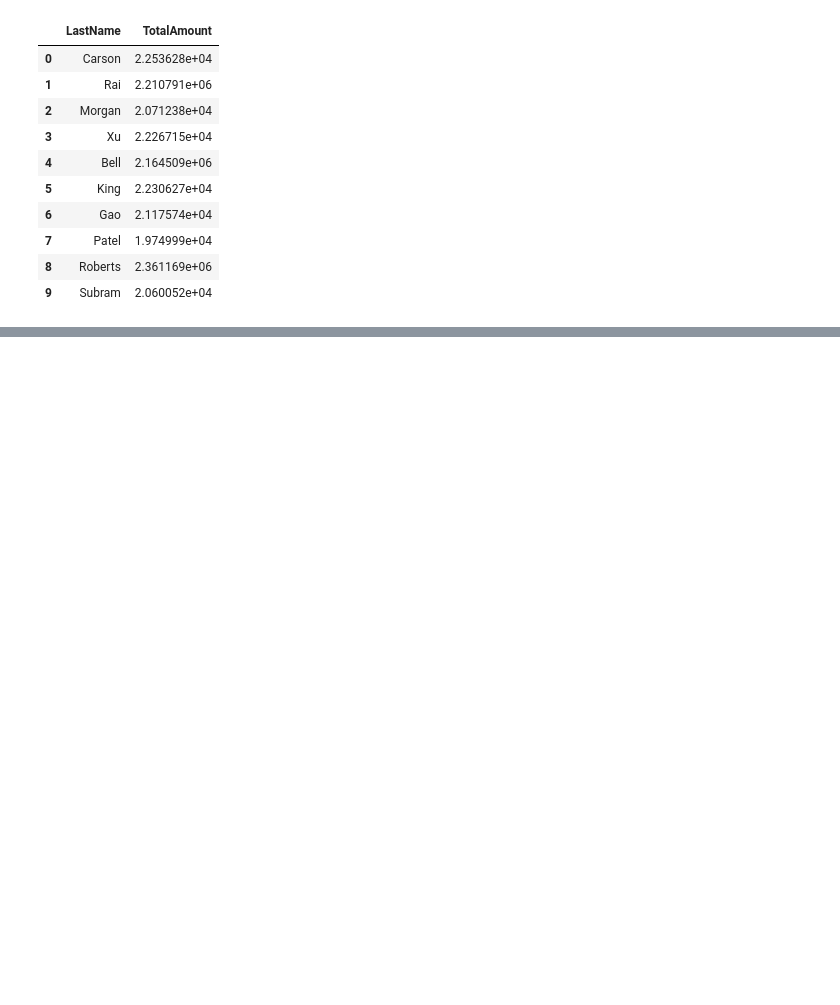
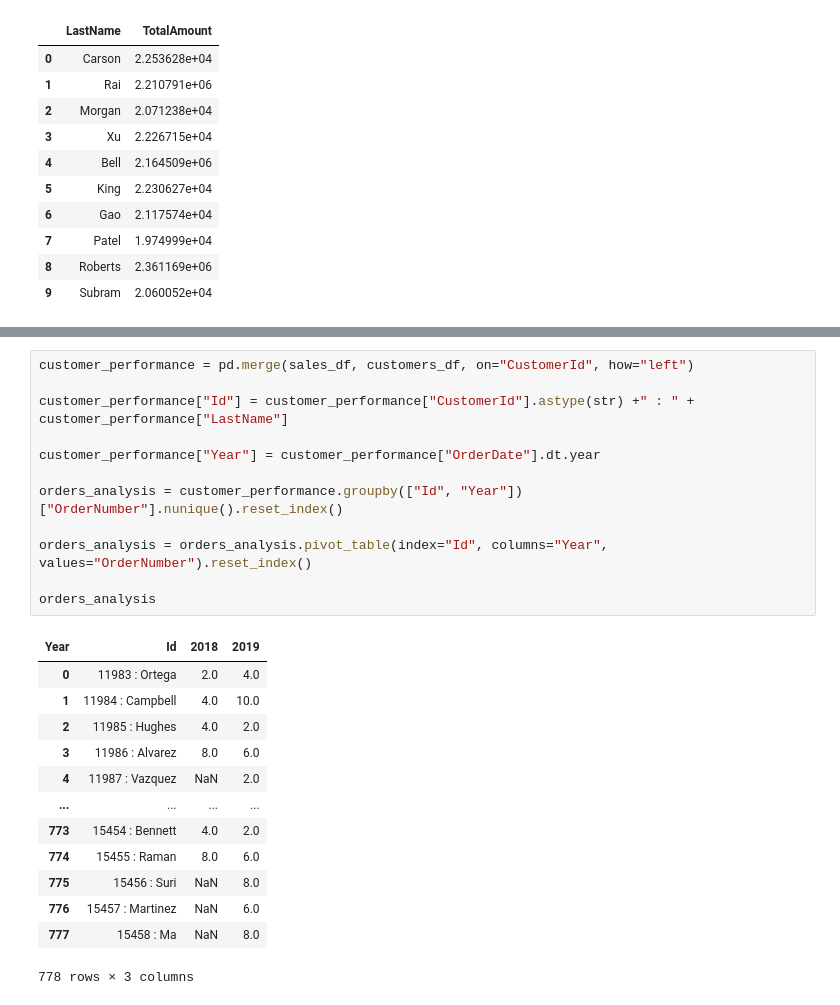
Before and after one commit to baxt1or/Qlik-Sense-Udemy-Tutorial-with-Python-and-SQL, a Jupyter notebook: Section 6: Online Customers Sales Analysis/main.ipynb, the cells around one changed output, grey strips where cells are left out. Cells and saved outputs as stored; diff of their text form; blank space fills up the shorter version.

Commit message:
Analysis

```diff
--- a/Section 6: Online Customers Sales Analysis/main.ipynb
+++ b/Section 6: Online Customers Sales Analysis/main.ipynb
@@ -279,3 +281,29 @@ the 'timedelta' type is not supported, and will be written as integer values (ns
 |  | NewCustomers | TotalCustomersCount |
 | 0 | New Customer | 700 |
 | 1 | Old Customer | 646 |
+# %%
+customer_performance = pd.merge(sales_df, customers_df, on="CustomerId", how="left")
+
+customer_performance["Id"] = customer_performance["CustomerId"].astype(str) +" : " + customer_performance["LastName"]
+
+customer_performance["Year"] = customer_performance["OrderDate"].dt.year
+
+orders_analysis = customer_performance.groupby(["Id", "Year"])["OrderNumber"].nunique().reset_index()
+
+orders_analysis = orders_analysis.pivot_table(index="Id", columns="Year", values="OrderNumber").reset_index()
+
+orders_analysis
+# %% [output]
+| Year | Id | 2018 | 2019 |
+| 0 | 11983 : Ortega | 2.0 | 4.0 |
+| 1 | 11984 : Campbell | 4.0 | 10.0 |
+| 2 | 11985 : Hughes | 4.0 | 2.0 |
+| 3 | 11986 : Alvarez | 8.0 | 6.0 |
+| 4 | 11987 : Vazquez | NaN | 2.0 |
+| ... | ... | ... | ... |
+| 773 | 15454 : Bennett | 4.0 | 2.0 |
+| 774 | 15455 : Raman | 8.0 | 6.0 |
+| 775 | 15456 : Suri | NaN | 8.0 |
+| 776 | 15457 : Martinez | NaN | 6.0 |
+| 777 | 15458 : Ma | NaN | 8.0 |
+778 rows × 3 columns
```
Also changed, not shown: parts of 2 cells of this notebook.
